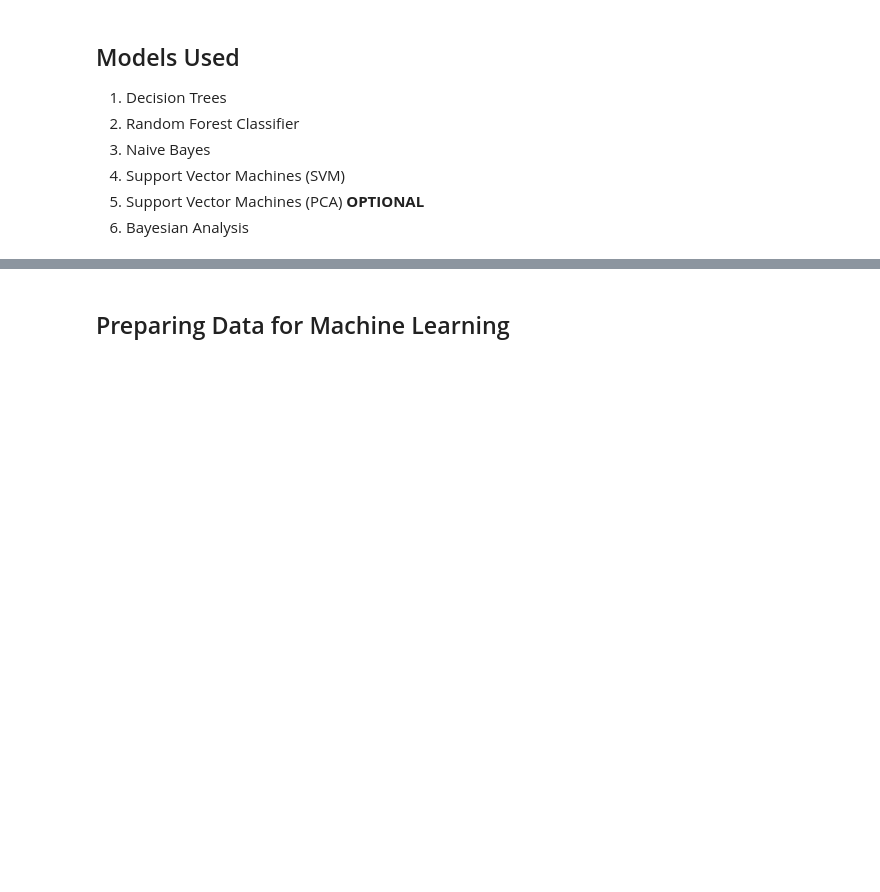
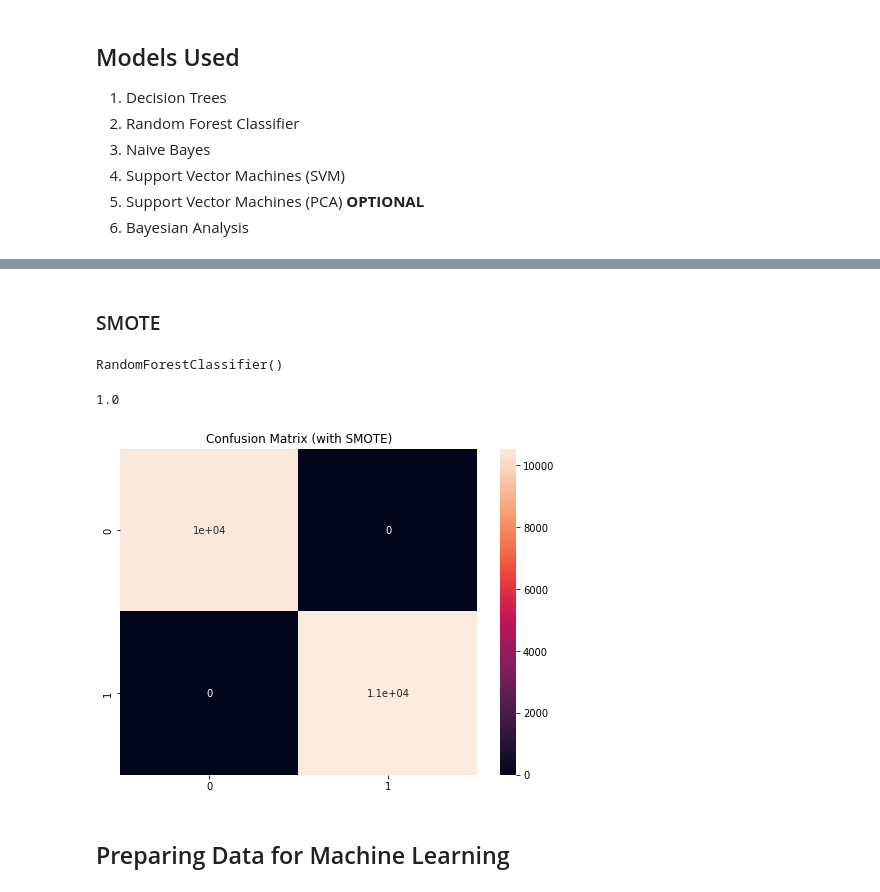
Before and after one commit to reydrey/DSC672_Project, a Jupyter notebook: dsc_672_project1.ipynb, the cells around one changed output, grey strips where cells are left out. Drawn from its saved outputs; the diff is of its cells as text; code cells hidden in the pictures; blank space fills up the shorter version.

```diff
--- a/dsc_672_project1.ipynb
+++ b/dsc_672_project1.ipynb
@@ -259,0 +276,7 @@ vif_info.sort_values('VIF', ascending=False)
+# %%
+plt.bar(x = importances['Attribute'], height = importances['Importance'])
+plt.title('Feature importance', size = 20)
+plt.rcParams['figure.figsize'] = [20, 20]
+plt.show()
+# %% [markdown]
+### SMOTE
@@ -260,3 +290,21 @@ vif_info.sort_values('VIF', ascending=False)
+# %%
+rf = RandomForestClassifier()
+# %%
+rf.fit(X_train, y_train)
+# %% [output]
+RandomForestClassifier()
+# %%
+predrfc = rf.predict(X_test)
+metrics.accuracy_score(y_true = y_test, y_pred = predrfc)
+# %% [output]
+1.0
+# %%
+cm = confusion_matrix(y_test, predrfc)
+plt.figure(figsize = (8, 6))
+plt.title('Confusion Matrix (with SMOTE)')
+sns.heatmap(cm, annot = True, cmap = 'rocket');
+# %% [output]
+[figure, added]
 # %% [markdown]
 ## Preparing Data for Machine Learning
 # %%
```
Also changed, not shown: parts of 8 cells of this notebook.
